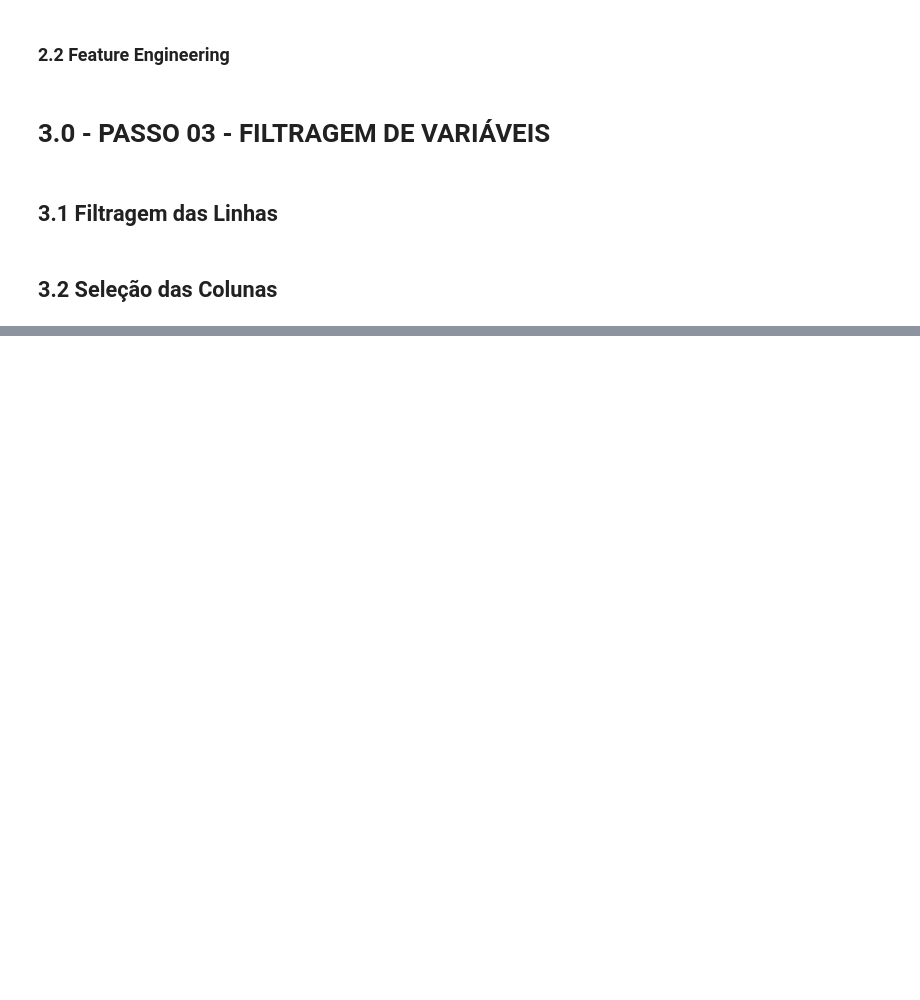
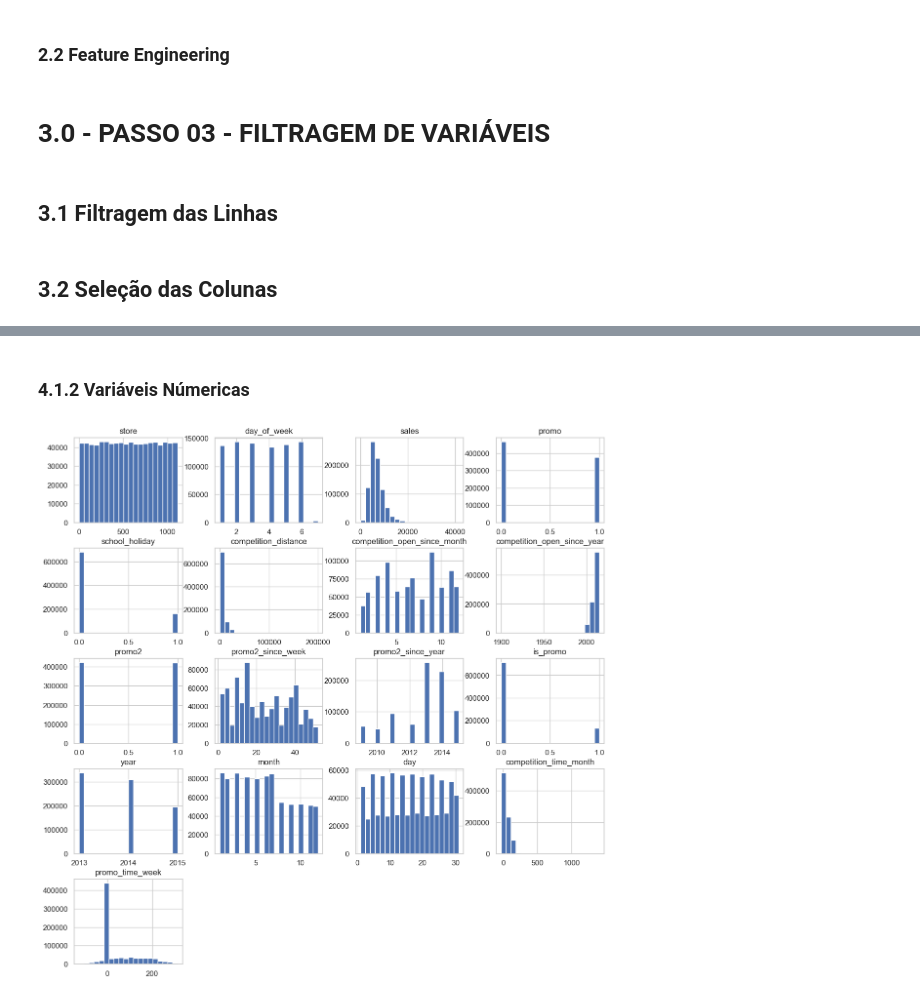
Before and after one commit to alan-csantos/portfolio, a Jupyter notebook: rossmann_store_sales/store_sales_prediction_v01.ipynb, the cells around one changed output, grey strips where cells are left out. Drawn from its saved outputs; the diff is of its cells as text; code cells hidden in the pictures; blank space fills up the shorter version.

```diff
--- a/rossmann_store_sales/store_sales_prediction_v01.ipynb
+++ b/rossmann_store_sales/store_sales_prediction_v01.ipynb
@@ -392,0 +408,6 @@ df3 = df3.drop(cols_drop, axis=1)
+# %% [markdown]
+### 4.1.2 Variáveis Númericas
+# %%
+num_atributes.hist(bins=20);
+# %% [output]
+[figure, added]
```
Also changed, not shown: parts of 9 cells of this notebook.
